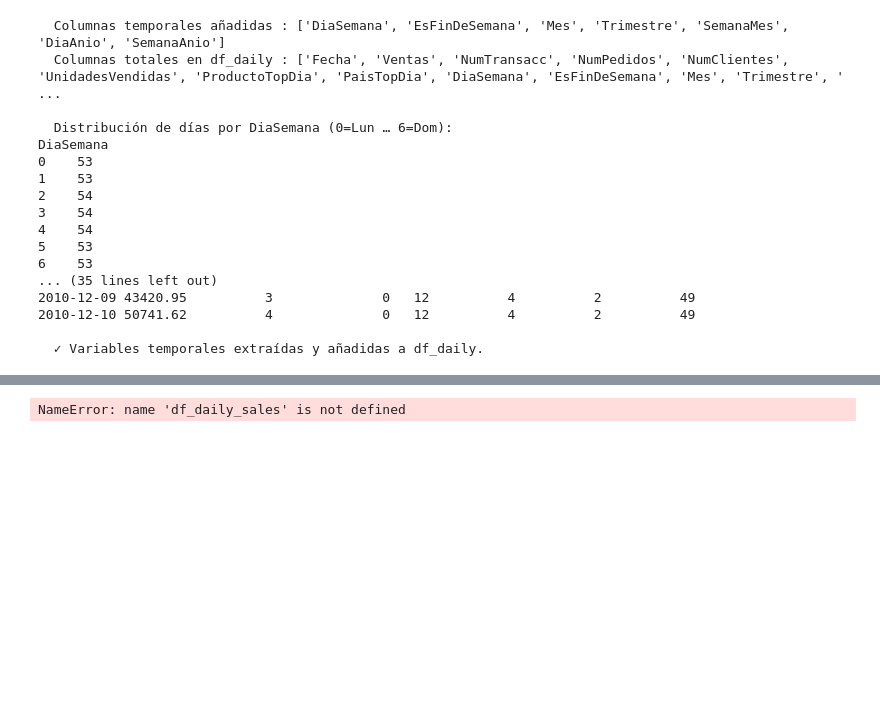
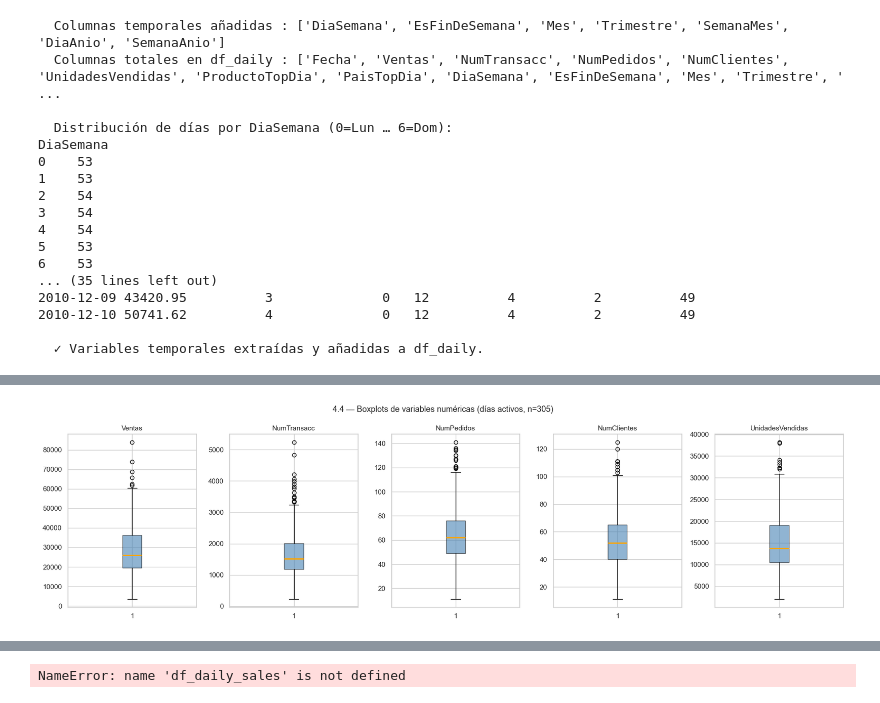
Before and after one commit to ravel01106/proyecto-master-ia-big-data, a Jupyter notebook: notebooks/regression_proyect/preprocesing/preprocesing_data.ipynb, the cells around one changed output, grey strips where cells are left out. Drawn from its saved outputs; the diff is of its cells as text; code cells hidden in the pictures; blank space fills up the shorter version.

Commit message:
commit 17 4punto 4.4 nuevas v analisisylimpieza

```diff
--- a/notebooks/regression_proyect/preprocesing/preprocesing_data.ipynb
+++ b/notebooks/regression_proyect/preprocesing/preprocesing_data.ipynb
@@ -363,0 +374,30 @@ DiaSemana
+# %%
+# 4.4.1 — Outliers en variables numéricas (método IQR, días activos)
+print("── 4.4 Análisis y limpieza de las nuevas variables ──")
+print("\n  -- 4.4.1 Outliers en variables numéricas (método IQR, días activos) --")
+
+cols_numericas = ['Ventas', 'NumTransacc', 'NumPedidos', 'NumClientes', 'UnidadesVendidas']
+df_activos     = df_daily[df_daily['Ventas'] > 0].copy()
+fechas_outlier = {}
+
+print(f"  Nota: se excluyen los {(df_daily['Ventas'] == 0).sum()} días sin actividad "
+      f"(Ventas=0) para no distorsionar el IQR\n")
+
+for col in cols_numericas:
+    q1       = df_activos[col].quantile(0.25)
+    q3       = df_activos[col].quantile(0.75)
+    iqr      = q3 - q1
+    lim_inf  = q1 - 1.5 * iqr
+    lim_sup  = q3 + 1.5 * iqr
+    mask_out = (df_activos[col] > lim_sup) | (df_activos[col] < lim_inf)
+    n_out_sup = (df_activos[col] > lim_sup).sum()
+    n_out_inf = (df_activos[col] < lim_inf).sum()
+    fechas_outlier[col] = df_activos.loc[mask_out, 'Fecha'].dt.date.tolist()
+
+    print(f"  {col}:")
+    print(f"    Q1={q1:>10,.2f}  Q3={q3:>10,.2f}  IQR={iqr:>10,.2f}")
+    print(f"    Límite inf={lim_inf:>10,.2f}  Límite sup={lim_sup:>10,.2f}")
+    print(f"    Outliers superiores: {n_out_sup:>3}  |  Outliers inferiores: {n_out_inf:>3}")
+    if fechas_outlier[col]:
+        print(f"    Fechas afectadas: {fechas_outlier[col]}")
+    print()
@@ -363,0 +422,16 @@ DiaSemana
+# %%
+# 4.4.2 — Boxplots de variables numéricas
+fig, axes = plt.subplots(1, 5, figsize=(18, 5))
+for i, col in enumerate(cols_numericas):
+    axes[i].boxplot(df_activos[col].values, patch_artist=True,
+                    boxprops=dict(facecolor='steelblue', alpha=0.6),
+                    medianprops=dict(color='orange', linewidth=2))
+    axes[i].set_title(col, fontsize=11)
+    axes[i].set_ylabel('')
+fig.suptitle(f'4.4 — Boxplots de variables numéricas (días activos, n={len(df_activos)})',
+             fontsize=13)
+plt.tight_layout()
+plt.savefig(f'{RUTA_GRAFICOS}4.4_boxplots_variables_diarias.png', dpi=150)
+plt.show()
+# %% [output]
+[figure, added]
```
Also changed, not shown: parts of 5 cells of this notebook, 1 other file.
